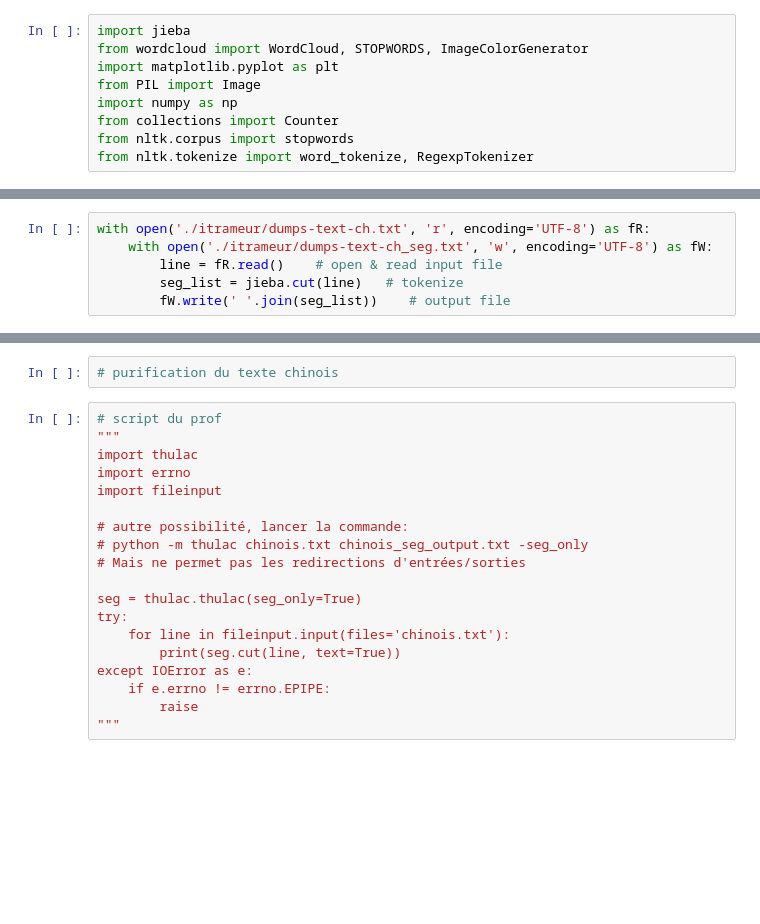
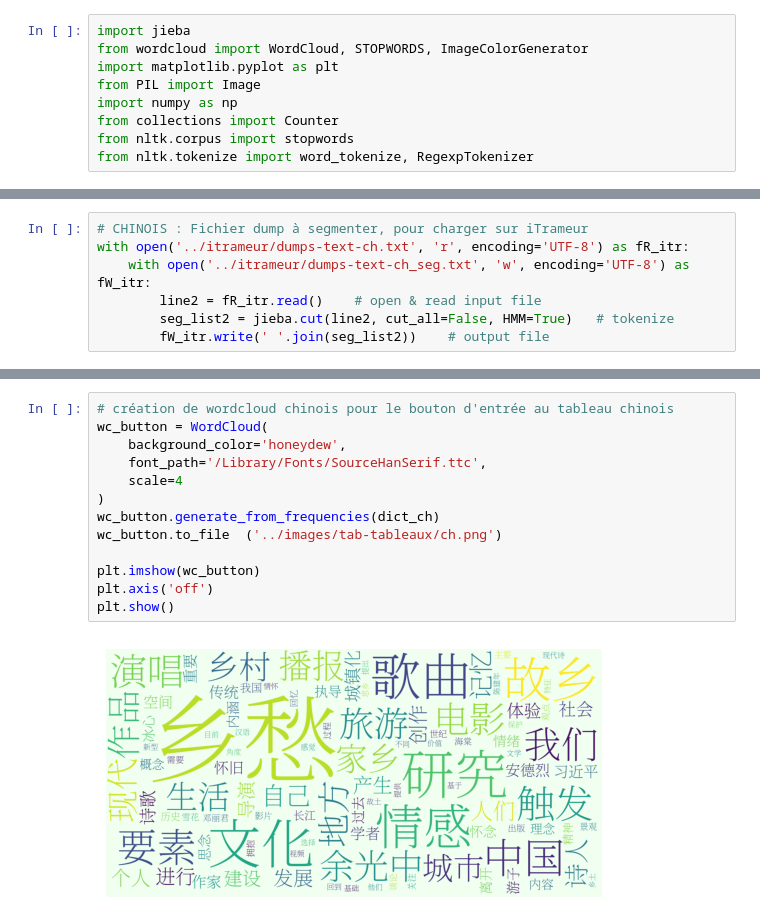
Before and after one commit to AnneSophie148/PROJET-PPE, a Jupyter notebook: programmes/seg-wc_CH_EN.ipynb, the cells around one changed output, grey strips where cells are left out. Saved outputs shown, nothing was run; the diff lists cells and outputs as text; blank space fills up the shorter version.

```diff
--- a/programmes/seg-wc_CH_EN.ipynb
+++ b/programmes/seg-wc_CH_EN.ipynb
@@ -83,7 +83,8 @@ with open('./itrameur/contextes-ch.txt', 'r', encoding='UTF-8') as fR:
 # %%
-with open('./itrameur/dumps-text-ch.txt', 'r', encoding='UTF-8') as fR:
-    with open('./itrameur/dumps-text-ch_seg.txt', 'w', encoding='UTF-8') as fW:
-        line = fR.read()    # open & read input file
-        seg_list = jieba.cut(line)   # tokenize
-        fW.write(' '.join(seg_list))    # output file
+# CHINOIS : Fichier dump à segmenter, pour charger sur iTrameur
+with open('../itrameur/dumps-text-ch.txt', 'r', encoding='UTF-8') as fR_itr:
+    with open('../itrameur/dumps-text-ch_seg.txt', 'w', encoding='UTF-8') as fW_itr:
+        line2 = fR_itr.read()    # open & read input file
+        seg_list2 = jieba.cut(line2, cut_all=False, HMM=True)   # tokenize
+        fW_itr.write(' '.join(seg_list2))    # output file
 # %%
@@ -146,21 +114,15 @@ plt.show() # show photo
-# %%
-# purification du texte chinois
-# %%
-# script du prof
-"""
-import thulac
-import errno
-import fileinput
-
-# autre possibilité, lancer la commande:
-# python -m thulac chinois.txt chinois_seg_output.txt -seg_only
-# Mais ne permet pas les redirections d'entrées/sorties
-
-seg = thulac.thulac(seg_only=True)
-try:
-    for line in fileinput.input(files='chinois.txt'):
-        print(seg.cut(line, text=True))
-except IOError as e:
-    if e.errno != errno.EPIPE:
-        raise
-"""
+# %%
+# création de wordcloud chinois pour le bouton d'entrée au tableau chinois
+wc_button = WordCloud(
+    background_color='honeydew',
+    font_path='/Library/Fonts/SourceHanSerif.ttc',
+    scale=4
+)
+wc_button.generate_from_frequencies(dict_ch)
+wc_button.to_file  ('../images/tab-tableaux/ch.png')
+
+plt.imshow(wc_button)
+plt.axis('off')
+plt.show()
+# %% [output]
+[figure, added]
```
Also changed, not shown: parts of 6 cells of this notebook, 10 other files.
